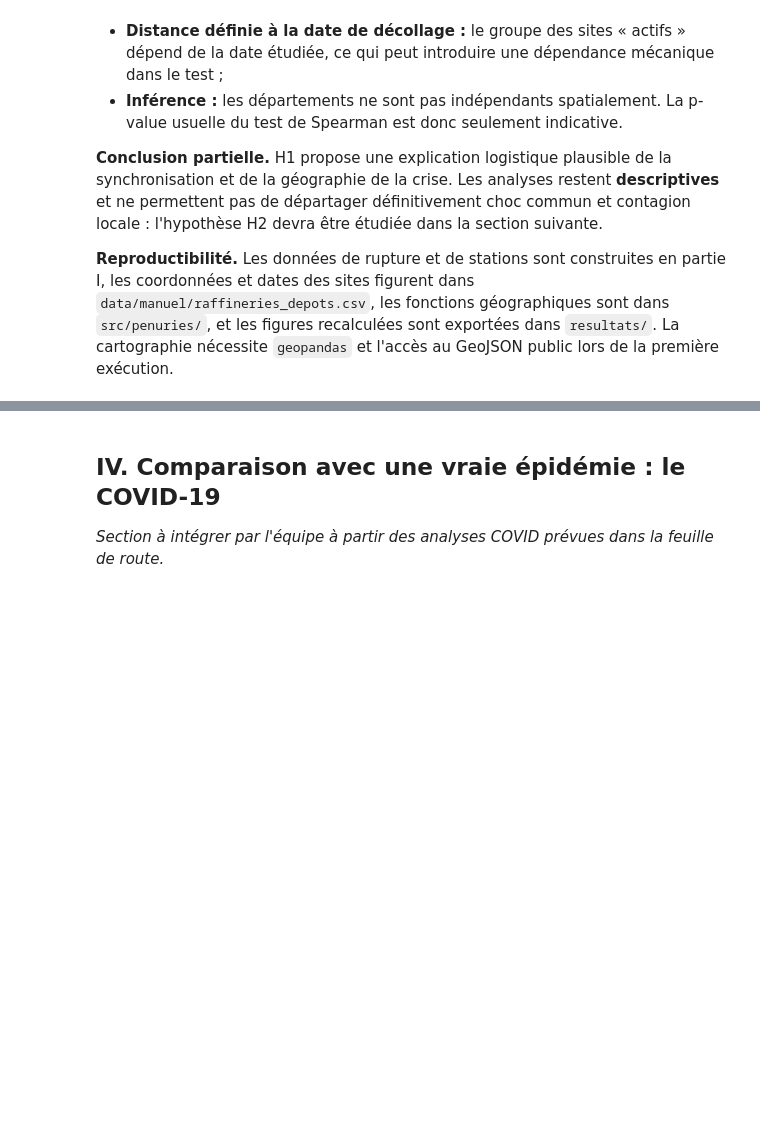
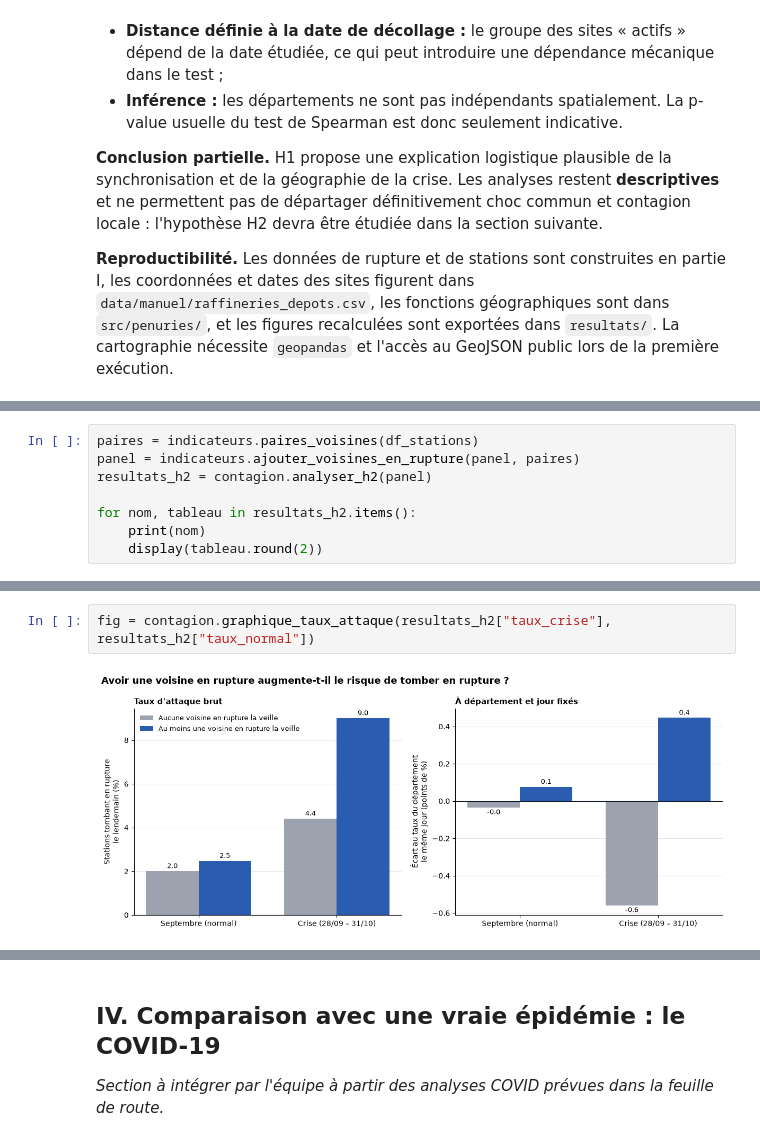
Before and after one commit to sliabes/Projet-python-, a Jupyter notebook: main.ipynb, the cells around one changed output, grey strips where cells are left out. Cells and saved outputs as stored; diff of their text form; blank space fills up the shorter version.

Commit message:
graphes G5 et G6

```diff
--- a/main.ipynb
+++ b/main.ipynb
@@ -591,0 +601,8 @@ Plusieurs réserves sont essentielles :
+# %%
+paires = indicateurs.paires_voisines(df_stations)
+panel = indicateurs.ajouter_voisines_en_rupture(panel, paires)
+resultats_h2 = contagion.analyser_h2(panel)
+
+for nom, tableau in resultats_h2.items():
+    print(nom)
+    display(tableau.round(2))
@@ -591,0 +636,4 @@ Plusieurs réserves sont essentielles :
+# %%
+fig = contagion.graphique_taux_attaque(resultats_h2["taux_crise"], resultats_h2["taux_normal"])
+# %% [output]
+[figure, added]
```
Also changed, not shown: parts of 12 cells of this notebook, 3 other files.
